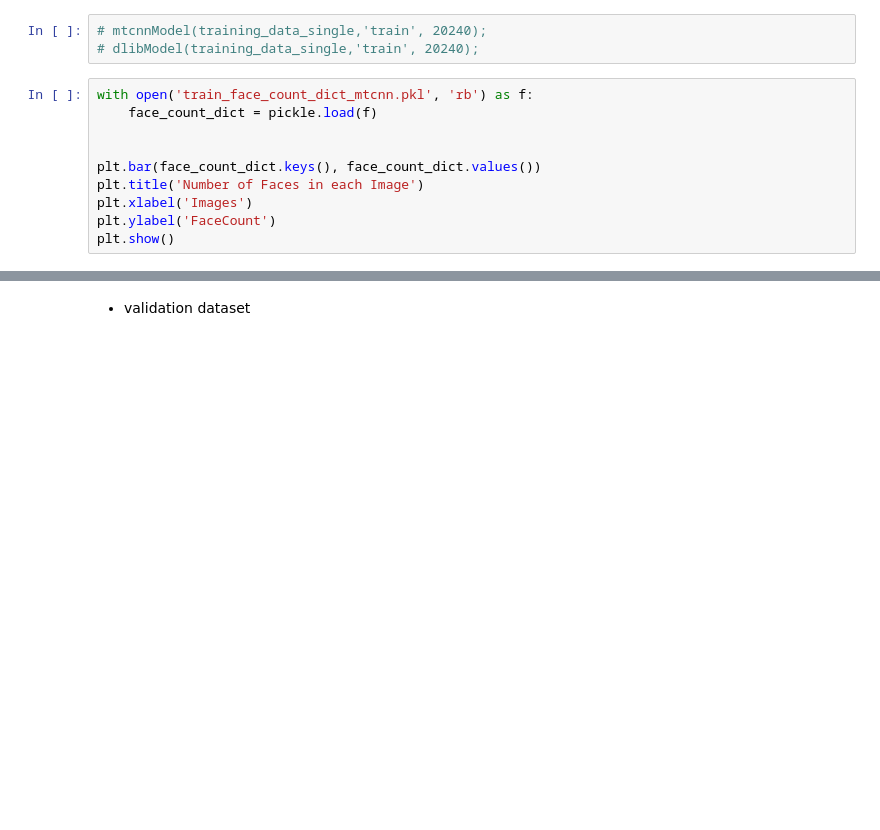
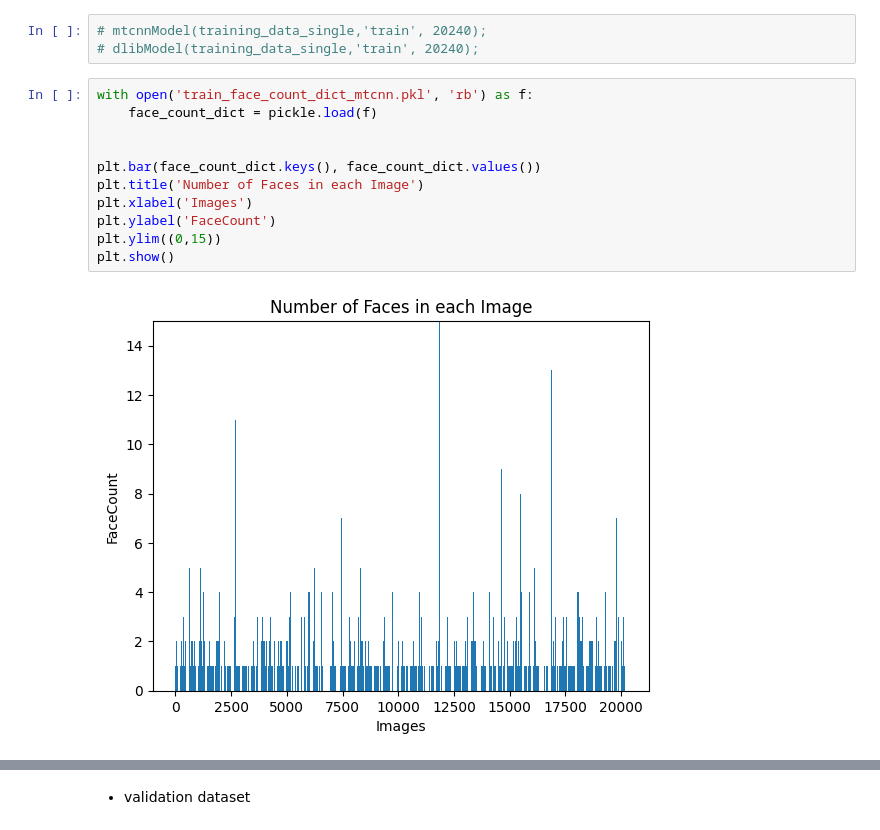
Before and after one commit to abolfazlyarian/deepLearningProject, a Jupyter notebook: phase0.ipynb, the cells around one changed output, grey strips where cells are left out. Drawn from its saved outputs; the diff is of its cells as text; blank space fills up the shorter version.

```diff
--- a/phase0.ipynb
+++ b/phase0.ipynb
@@ -219,13 +224,16 @@ def mtcnnModel(data, mode, dataSize):
 # %%
 with open('train_face_count_dict_mtcnn.pkl', 'rb') as f:
     face_count_dict = pickle.load(f)
 
 
 plt.bar(face_count_dict.keys(), face_count_dict.values())
 plt.title('Number of Faces in each Image')
 plt.xlabel('Images')
 plt.ylabel('FaceCount')
+plt.ylim((0,15))
 plt.show()
+# %% [output]
+[figure, added]
 # %%
 face_count_mean = np.mean(list(face_count_dict.values()))
 face_count_var = np.var(list(face_count_dict.values()))
```
Also changed, not shown: parts of 18 cells of this notebook, 4 other files.
